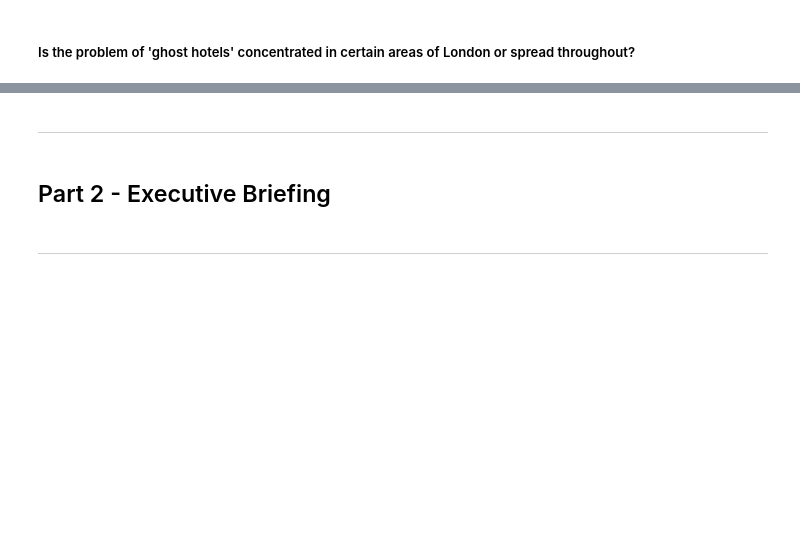
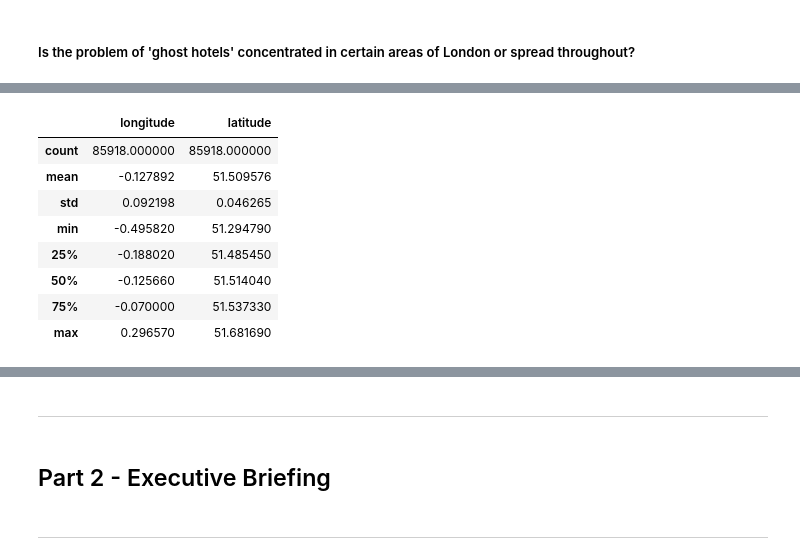
Before and after one commit to MattKavanaugh/I2P-Exec-Briefing, a Jupyter notebook: Exec_Briefing.ipynb, the cells around one changed output, grey strips where cells are left out. Cells and saved outputs as stored; diff of their text form; code cells hidden in the pictures; blank space fills up the shorter version.

```diff
--- a/Exec_Briefing.ipynb
+++ b/Exec_Briefing.ipynb
@@ -289 +318,14 @@ viz_count.set_xticklabels(viz_count.get_xticklabels(),rotation = 90)
+# %%
+coord = airbnb.loc[:,['longitude','latitude']]
+coord.describe()
+# %% [output]
+|  | longitude | latitude |
+| count | 85918.000000 | 85918.000000 |
+| mean | -0.127892 | 51.509576 |
+| std | 0.092198 | 0.046265 |
+| min | -0.495820 | 51.294790 |
+| 25% | -0.188020 | 51.485450 |
+| 50% | -0.125660 | 51.514040 |
+| 75% | -0.070000 | 51.537330 |
+| max | 0.296570 | 51.681690 |
 # %%
```
Also changed, not shown: parts of 51 cells of this notebook.
